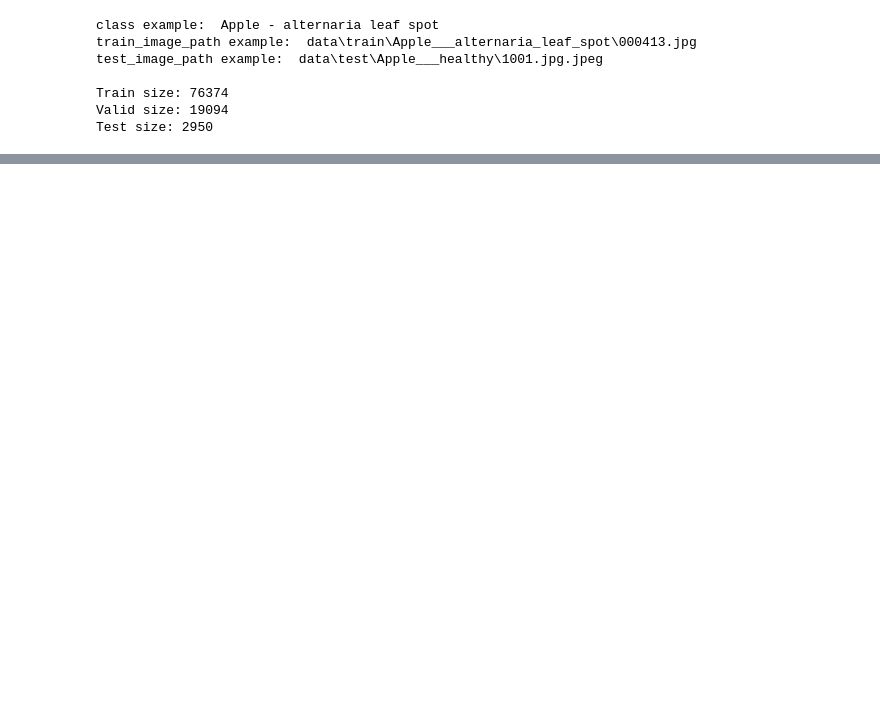
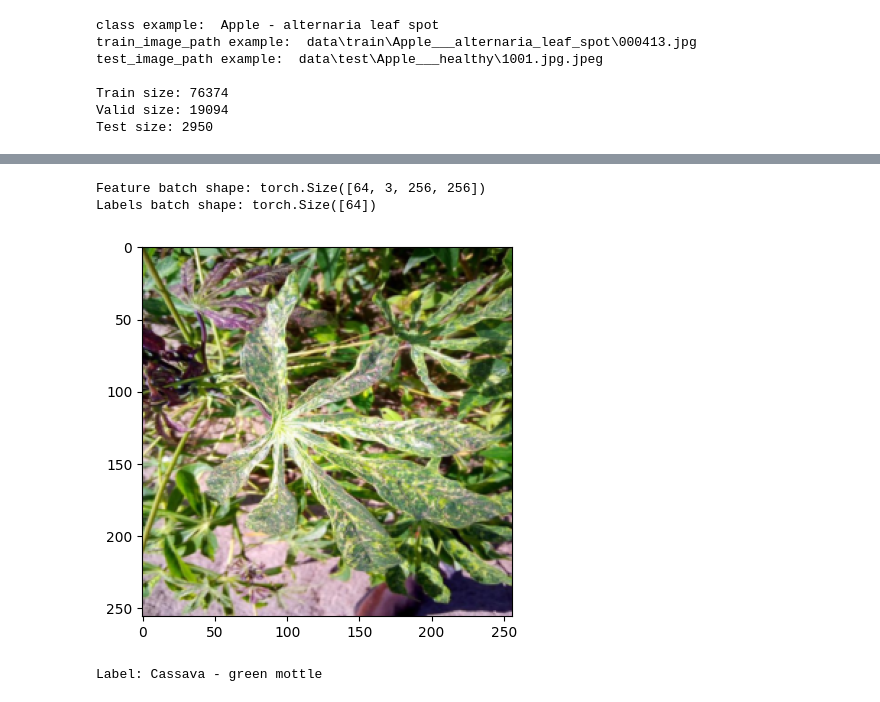
Before and after one commit to mc090/Plant-Disease-Classification, a Jupyter notebook: AI.ipynb, the cells around one changed output, grey strips where cells are left out. Saved outputs shown, nothing was run; the diff lists cells and outputs as text; code cells hidden in the pictures; blank space fills up the shorter version.

```diff
--- a/AI.ipynb
+++ b/AI.ipynb
@@ -43,0 +111,24 @@ Test size: 2950
+# %%
+train_loader = DataLoader(
+    train_dataset, batch_size=64, shuffle=True
+)
+
+valid_loader = DataLoader(
+    valid_dataset, batch_size=64, shuffle=True
+)
+
+test_loader = DataLoader(
+    test_dataset, batch_size=64, shuffle=False
+)
+# %%
+image, index = next(iter(train_loader))
+print(f"Feature batch shape: {image.size()}")
+print(f"Labels batch shape: {index.size()}")
+plt.imshow(image[0].permute(1,2,0))
+plt.show()
+print(f"Label: {idx_to_class[index[0].item()]}")
+# %% [output]
+Feature batch shape: torch.Size([64, 3, 256, 256])
+Labels batch shape: torch.Size([64])
+[figure, added]
+Label: Cassava - green mottle
```
Also changed, not shown: parts of 9 cells of this notebook, 1 other file.
